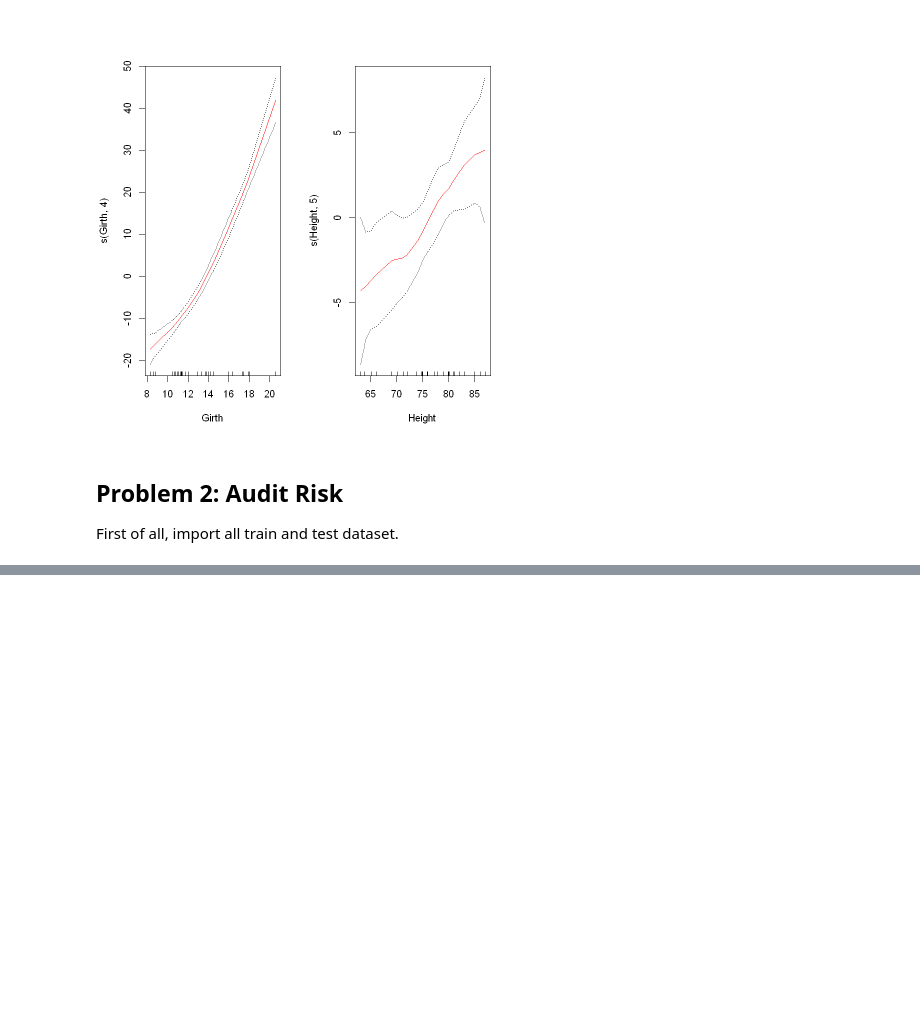
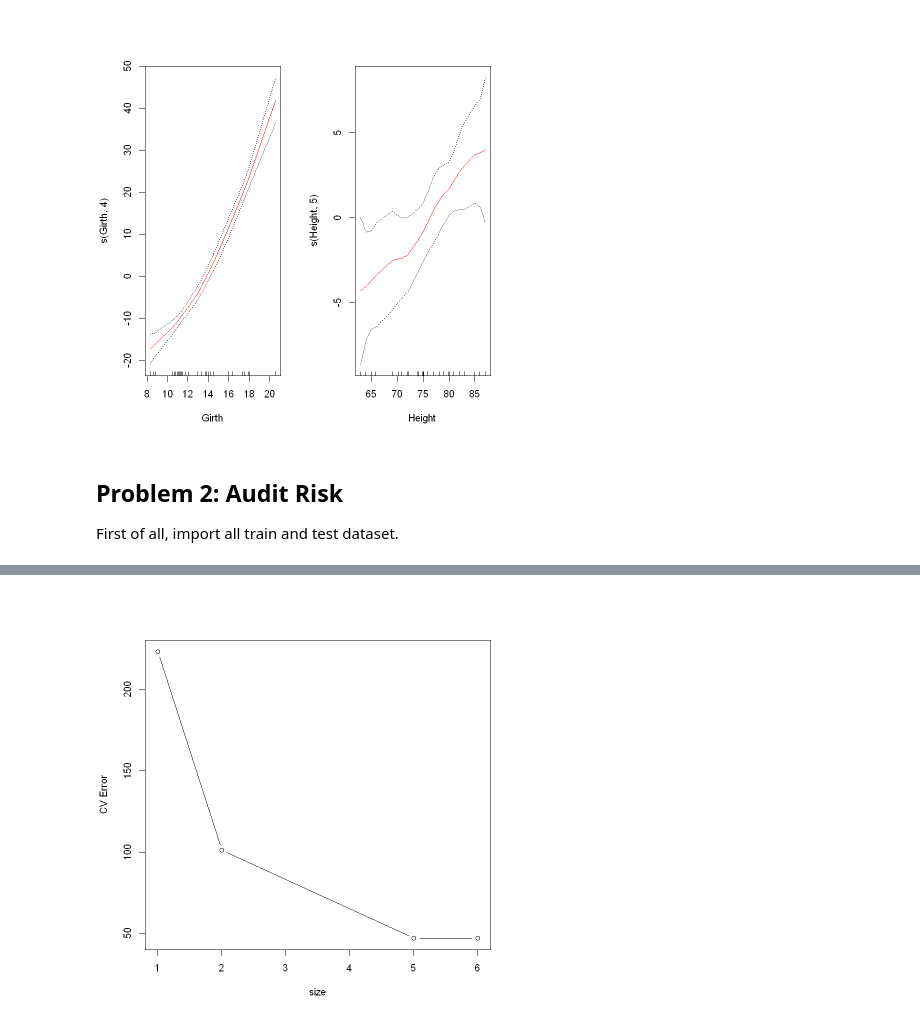
Before and after one commit to Algebra-FUN/DDM-Coursework, a Jupyter notebook: MSDM5054/Assignment/2/HW2.ipynb, the cells around one changed output, grey strips where cells are left out. Saved outputs shown, nothing was run; the diff lists cells and outputs as text; code cells hidden in the pictures; blank space fills up the shorter version.

```diff
--- a/MSDM5054/Assignment/2/HW2.ipynb
+++ b/MSDM5054/Assignment/2/HW2.ipynb
@@ -237,0 +267,5 @@ Examples
+# %%
+cv.tree.mod=cv.tree(tree.mod,FUN=prune.misclass)
+plot(cv.tree.mod$size,cv.tree.mod$dev,type="b",xlab="size",ylab="CV Error")
+# %% [output]
+[figure, added]
```
Also changed, not shown: parts of 35 cells of this notebook.
